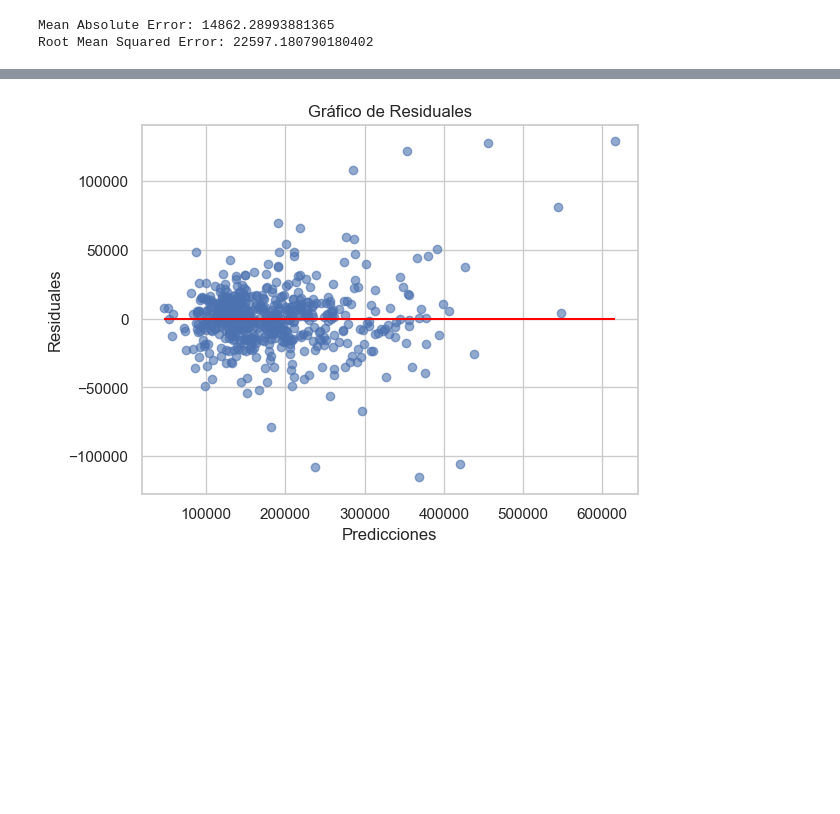
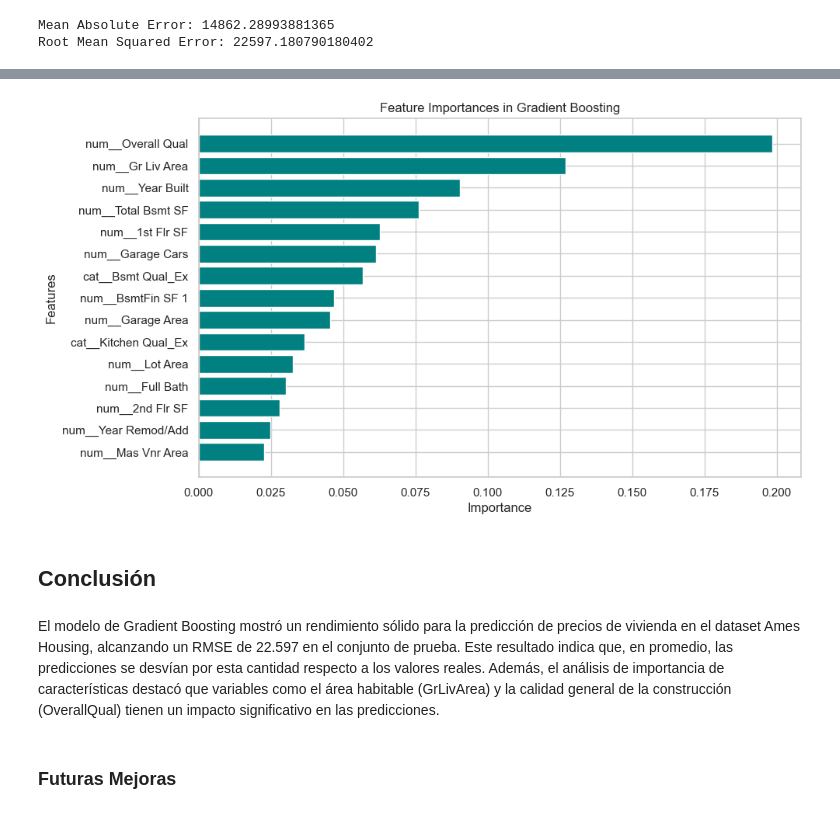
Before and after one commit to HernanRochon664/Proyectos-ML, a Jupyter notebook: house-prices/Housing-prices-predictions.ipynb, the cells around one changed output, grey strips where cells are left out. Cells and saved outputs as stored; diff of their text form; code cells hidden in the pictures; blank space fills up the shorter version.

```diff
--- a/house-prices/Housing-prices-predictions.ipynb
+++ b/house-prices/Housing-prices-predictions.ipynb
@@ -579,10 +581,22 @@ plt.show()
-# %%
-residuals = y_test - y_pred_gbr
-plt.scatter(y_pred_gbr, residuals, alpha=0.6)
-plt.hlines(y=0, xmin=y_pred_gbr.min(), xmax=y_pred_gbr.max(), colors='red')
-plt.xlabel("Predicciones")
-plt.ylabel("Residuales")
-plt.title("Gráfico de Residuales")
-plt.show()
-# %% [output]
-[figure, removed]
+# %%
+feature_importances = gbr.feature_importances_
+features = X_train_top.columns
+
+importance_df = pd.DataFrame({'Feature': features, 'Importance': feature_importances})
+importance_df = importance_df.sort_values(by='Importance', ascending=False)
+
+plt.figure(figsize=(10, 6))
+plt.barh(importance_df['Feature'][:15], importance_df['Importance'][:15], color='teal')
+plt.gca().invert_yaxis()
+plt.xlabel('Importance')
+plt.ylabel('Features')
+plt.title('Feature Importances in Gradient Boosting')
+plt.show()
+# %% [output]
+[figure, added]
+# %% [markdown]
+## Conclusión
+# %% [markdown]
+El modelo de Gradient Boosting mostró un rendimiento sólido para la predicción de precios de vivienda en el dataset Ames Housing, alcanzando un RMSE de 22.597 en el conjunto de prueba. Este resultado indica que, en promedio, las predicciones se desvían por esta cantidad respecto a los valores reales. Además, el análisis de importancia de características destacó que variables como el área habitable (GrLivArea) y la calidad general de la construcción (OverallQual) tienen un impacto significativo en las predicciones.
+# %% [markdown]
+### Futuras Mejoras
```
Also changed, not shown: parts of 4 cells of this notebook.
